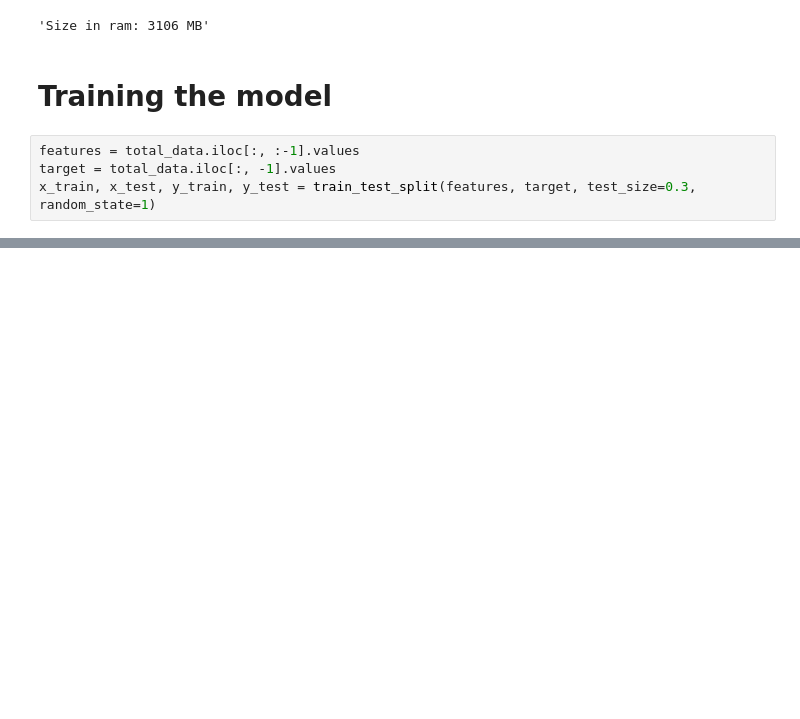
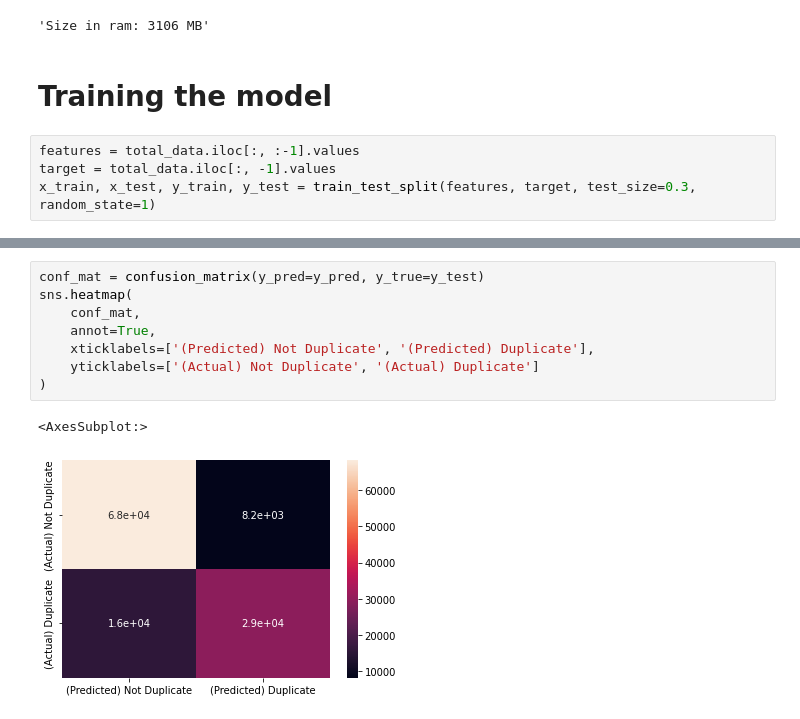
Before and after one commit to MinaSaad47/nlp-uni, a Jupyter notebook: duplicate_questions.ipynb, the cells around one changed output, grey strips where cells are left out. Saved outputs shown, nothing was run; the diff lists cells and outputs as text; blank space fills up the shorter version.

Commit message:
add confusion matrix

```diff
--- a/duplicate_questions.ipynb
+++ b/duplicate_questions.ipynb
@@ -191,0 +193,11 @@ f"Accuracy: {accuracy_score(y_test,y_pred)}"
+# %%
+conf_mat = confusion_matrix(y_pred=y_pred, y_true=y_test)
+sns.heatmap(
+    conf_mat,
+    annot=True,
+    xticklabels=['(Predicted) Not Duplicate', '(Predicted) Duplicate'],
+    yticklabels=['(Actual) Not Duplicate', '(Actual) Duplicate']
+)
+# %% [output]
+<AxesSubplot:>
+[figure, added]
```
Also changed, not shown: parts of 2 cells of this notebook.
